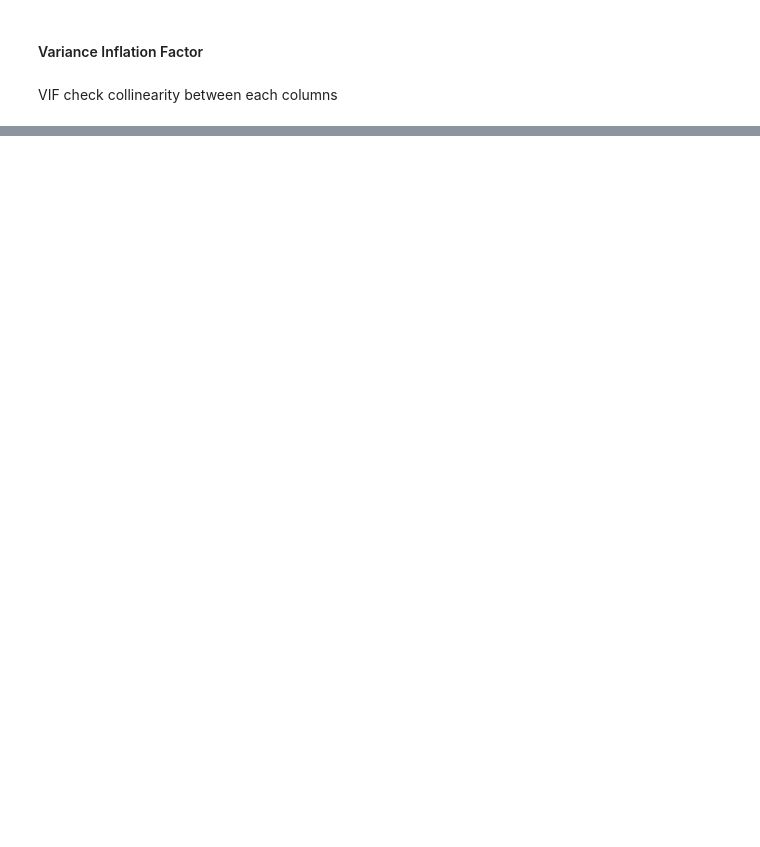
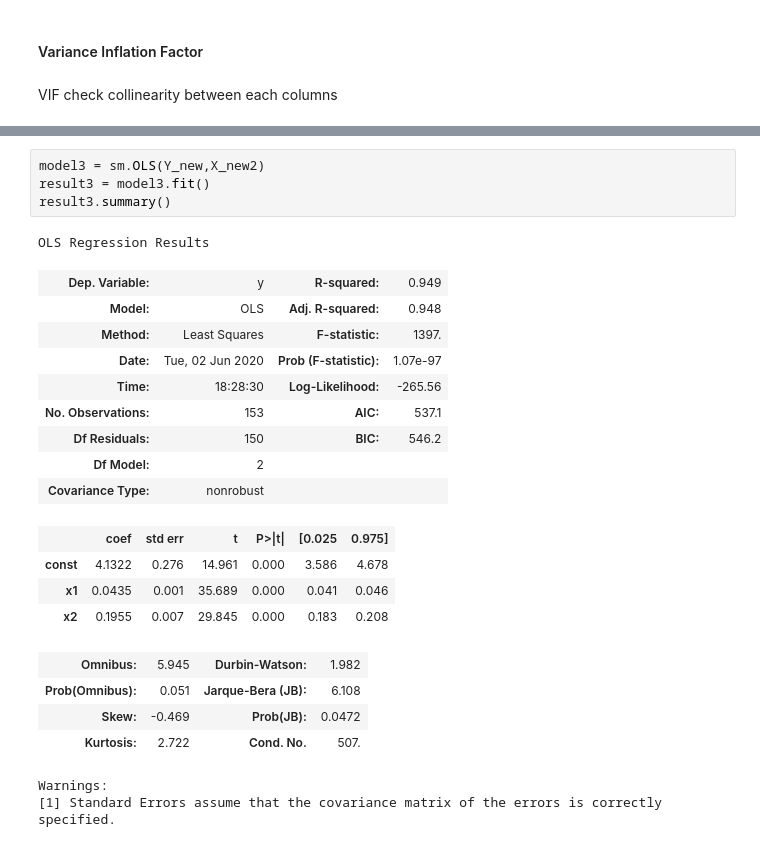
Before and after one commit to Yarek1/Multiple-Linear-regression-, a Jupyter notebook: Multiple linear regression.ipynb, the cells around one changed output, grey strips where cells are left out. Drawn from its saved outputs; the diff is of its cells as text; blank space fills up the shorter version.

```diff
--- a/Multiple linear regression.ipynb
+++ b/Multiple linear regression.ipynb
@@ -188,0 +284,25 @@ Warnings:
+# %%
+model3 = sm.OLS(Y_new,X_new2)
+result3 = model3.fit()
+result3.summary()
+# %% [output]
+OLS Regression Results
+| Dep. Variable: | y | R-squared: | 0.949 |
+| Model: | OLS | Adj. R-squared: | 0.948 |
+| Method: | Least Squares | F-statistic: | 1397. |
+| Date: | Tue, 02 Jun 2020 | Prob (F-statistic): | 1.07e-97 |
+| Time: | 18:28:30 | Log-Likelihood: | -265.56 |
+| No. Observations: | 153 | AIC: | 537.1 |
+| Df Residuals: | 150 | BIC: | 546.2 |
+| Df Model: | 2 |  |  |
+| Covariance Type: | nonrobust |  |  |
+|  | coef | std err | t | P>|t| | [0.025 | 0.975] |
+| const | 4.1322 | 0.276 | 14.961 | 0.000 | 3.586 | 4.678 |
+| x1 | 0.0435 | 0.001 | 35.689 | 0.000 | 0.041 | 0.046 |
+| x2 | 0.1955 | 0.007 | 29.845 | 0.000 | 0.183 | 0.208 |
+| Omnibus: | 5.945 | Durbin-Watson: | 1.982 |
+| Prob(Omnibus): | 0.051 | Jarque-Bera (JB): | 6.108 |
+| Skew: | -0.469 | Prob(JB): | 0.0472 |
+| Kurtosis: | 2.722 | Cond. No. | 507. |
+Warnings:
+[1] Standard Errors assume that the covariance matrix of the errors is correctly specified.
```
Also changed, not shown: parts of 21 cells of this notebook.
